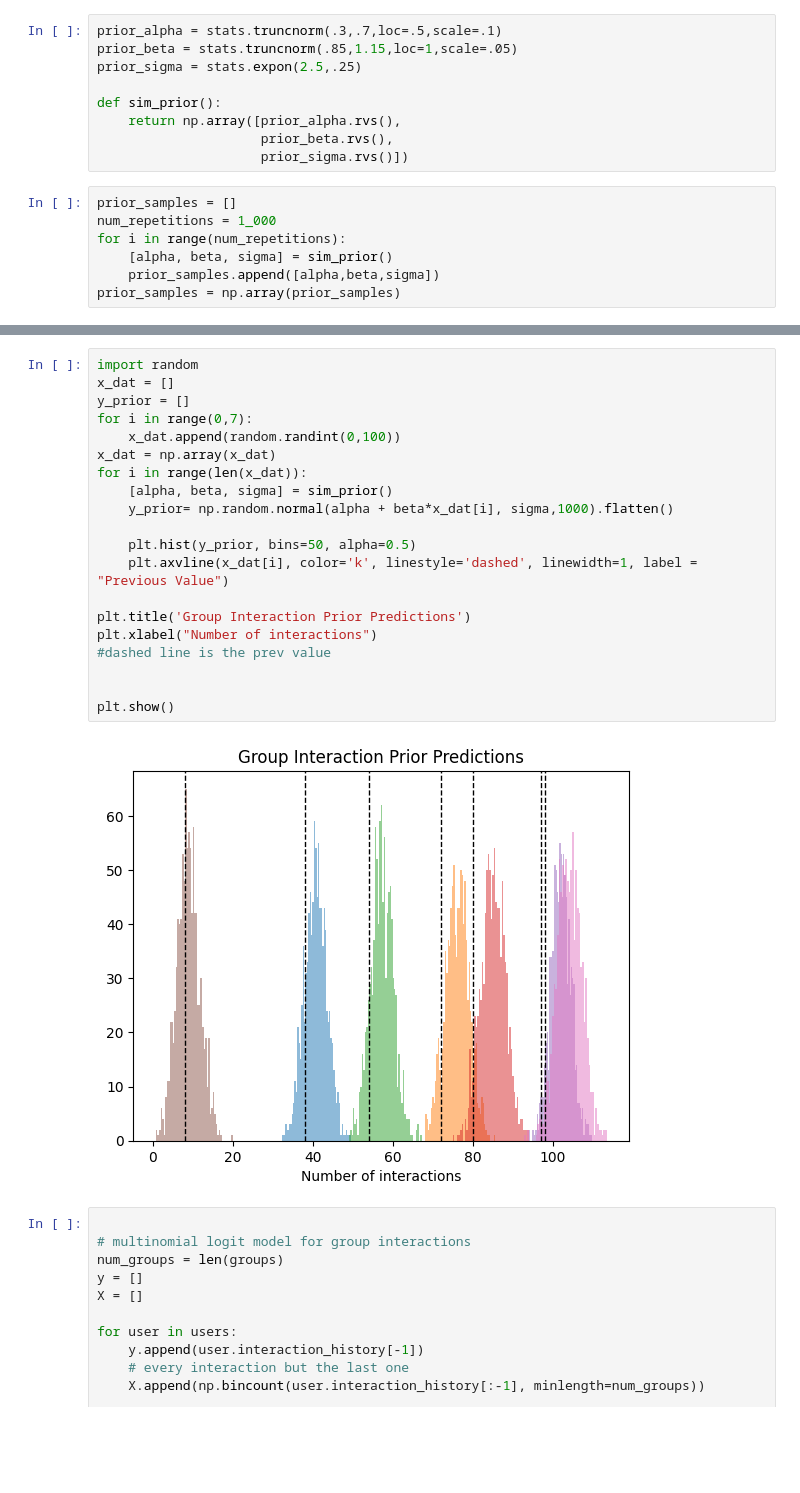
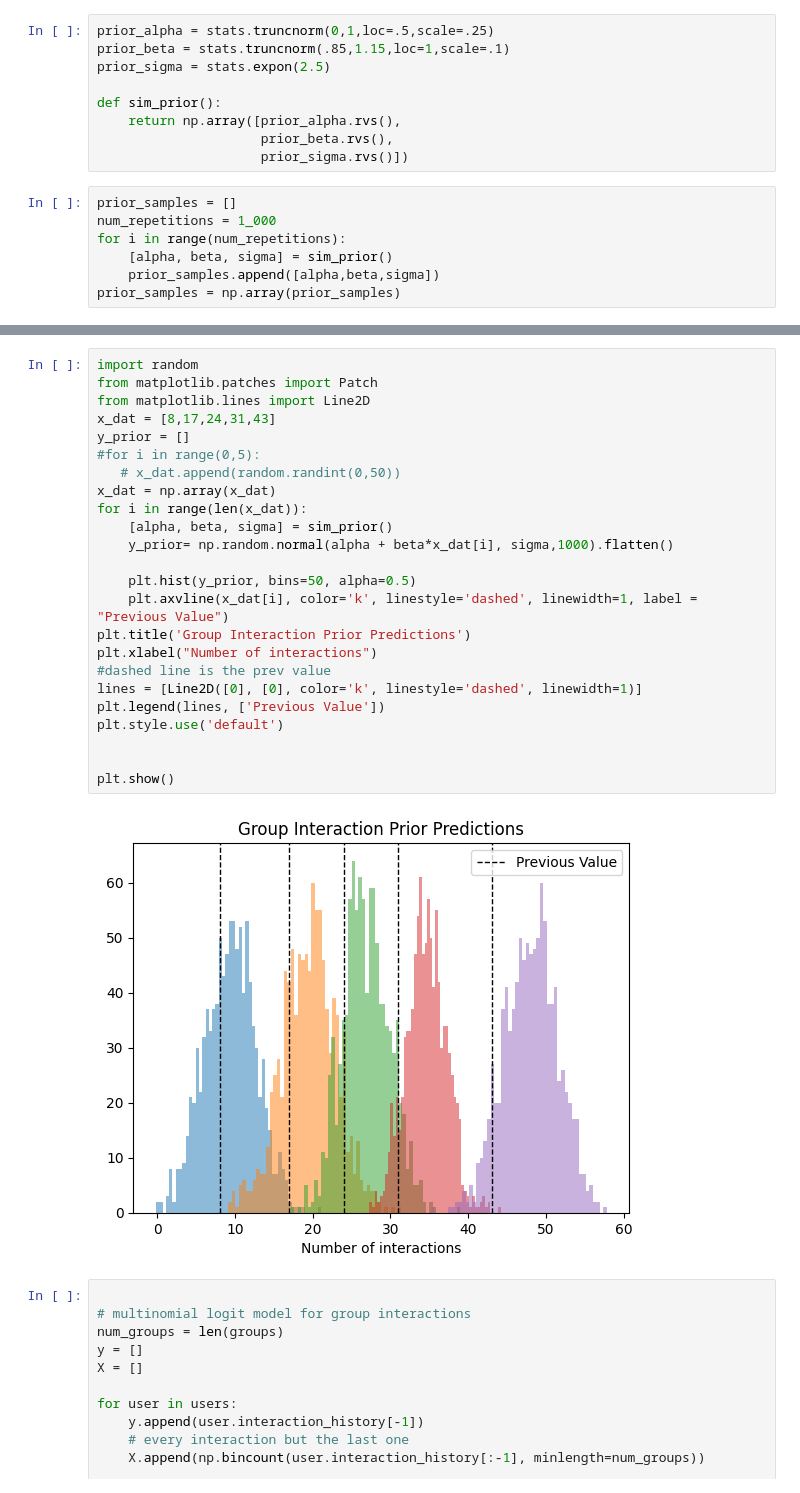
Before and after one commit to Jayman391/STAT-6300-Final, a Jupyter notebook: choice_model.ipynb, the cells around one changed output, grey strips where cells are left out. Drawn from its saved outputs; the diff is of its cells as text; blank space fills up the shorter version.

Commit message:
working on prior predictive check

```diff
--- a/choice_model.ipynb
+++ b/choice_model.ipynb
@@ -934,7 +956,7 @@ sigma:  [3.02093377]
 # %%
-prior_alpha = stats.truncnorm(.3,.7,loc=.5,scale=.1)
-prior_beta = stats.truncnorm(.85,1.15,loc=1,scale=.05)
-prior_sigma = stats.expon(2.5,.25)
+prior_alpha = stats.truncnorm(0,1,loc=.5,scale=.25)
+prior_beta = stats.truncnorm(.85,1.15,loc=1,scale=.1)
+prior_sigma = stats.expon(2.5)
 
 def sim_prior():
     return np.array([prior_alpha.rvs(),
@@ -970,25 +992,29 @@ plt.tight_layout(pad=1)
 # %%
 import random
-x_dat = []
+from matplotlib.patches import Patch
+from matplotlib.lines import Line2D
+x_dat = [8,17,24,31,43]
 y_prior = []
-for i in range(0,7):
-    x_dat.append(random.randint(0,100))
+#for i in range(0,5):
+   # x_dat.append(random.randint(0,50))
 x_dat = np.array(x_dat)
 for i in range(len(x_dat)):
     [alpha, beta, sigma] = sim_prior()
     y_prior= np.random.normal(alpha + beta*x_dat[i], sigma,1000).flatten()
 
     plt.hist(y_prior, bins=50, alpha=0.5)
     plt.axvline(x_dat[i], color='k', linestyle='dashed', linewidth=1, label = "Previous Value")
-
 plt.title('Group Interaction Prior Predictions')
 plt.xlabel("Number of interactions")
 #dashed line is the prev value
+lines = [Line2D([0], [0], color='k', linestyle='dashed', linewidth=1)]
+plt.legend(lines, ['Previous Value'])
+plt.style.use('default')
 
 
 plt.show()
 # %% [output]
-[figure, old version]
+[figure, new version]
 # %%
 
 # multinomial logit model for group interactions
```
Also changed, not shown: parts of 3 cells of this notebook, 5 other files.
